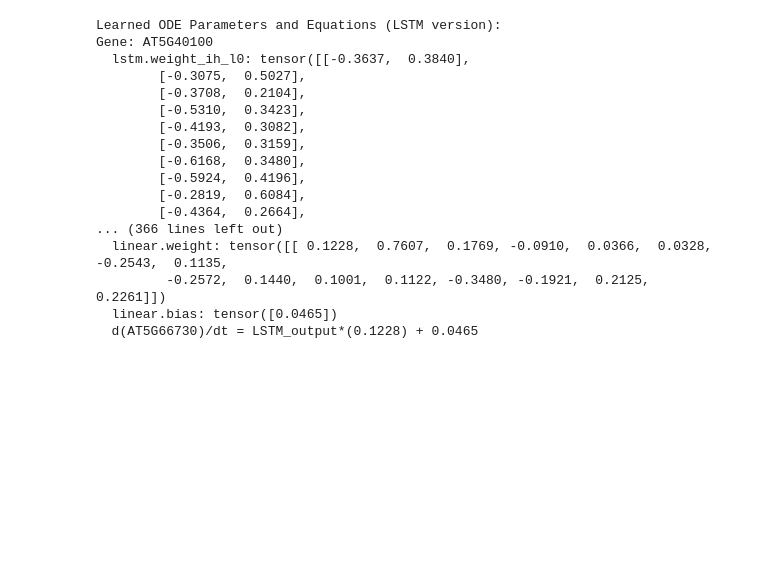
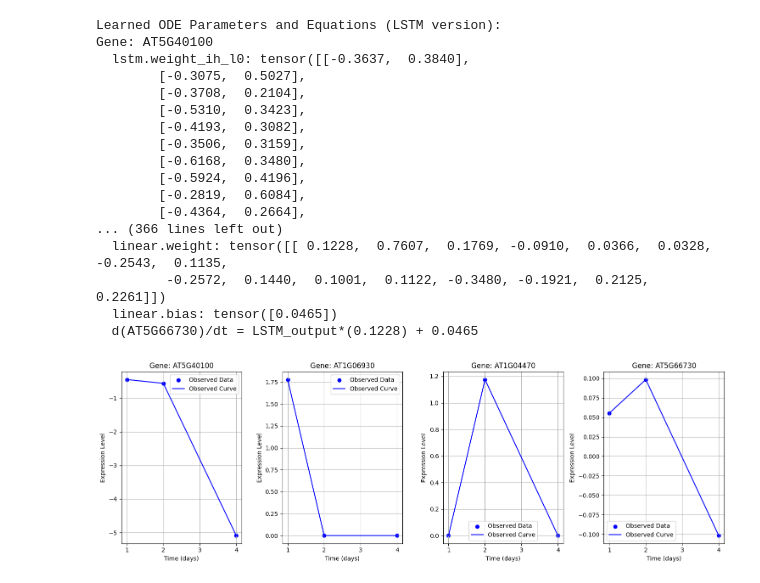
Before and after one commit to prabal5ghosh/research-project-on-physics-informed-machine-learning-on-transcriptomics-data, a Jupyter notebook: neural_ipinn_21_02_2025.ipynb, the cells around one changed output. Saved outputs shown, nothing was run; the diff lists cells and outputs as text; code cells hidden in the pictures; blank space fills up the shorter version.

```diff
--- a/neural_ipinn_21_02_2025.ipynb
+++ b/neural_ipinn_21_02_2025.ipynb
@@ -1529,3 +1531,44 @@ Gene: AT5G40100
          -0.2572,  0.1440,  0.1001,  0.1122, -0.3480, -0.1921,  0.2125,  0.2261]])
   linear.bias: tensor([0.0465])
   d(AT5G66730)/dt = LSTM_output*(0.1228) + 0.0465
+# %%
+
+data = {
+    "Gene": ["AT5G40100", "AT1G06930", "AT1G04470", "AT5G66730"],
+    "Day1":  [-0.44796,    1.77836,     0.0,         0.05537   ],
+    "Day2":  [-0.56015,    0.0,         1.17515,     0.09843   ],
+    "Day4":  [-5.09196,    0.0,         0.0,        -0.10176   ],
+}
+
+df = pd.DataFrame(data)
+# %%
+# Time points (in days)
+time_points = np.array([1.0, 2.0, 4.0], dtype=np.float32)  # day1, day2, day4
+
+# gene_data shape: (num_genes, num_time_points)
+gene_data = df[["Day1", "Day2", "Day4"]].values  # 4 genes x 3 time points
+
+# Convert to PyTorch tensors
+time_points_tensor = torch.tensor(time_points, requires_grad=True)
+gene_data_tensor = torch.tensor(gene_data, dtype=torch.float32)
+# %%
+import matplotlib.pyplot as plt
+import numpy as np
+import pandas as pd
+
+
+fig, axes = plt.subplots(1, len(df['Gene']), figsize=(15, 5))  # 1 row, 4 columns
+
+for i, gene in enumerate(df['Gene']):
+    axes[i].scatter(time_points, gene_data[i], c='b', label="Observed Data")
+    axes[i].plot(time_points, gene_data[i], 'b-', label="Observed Curve")
+    axes[i].set_title(f"Gene: {gene}")
+    axes[i].set_xlabel("Time (days)")
+    axes[i].set_ylabel("Expression Level")
+    axes[i].legend()
+    axes[i].grid(True)
+
+plt.tight_layout()
+plt.show()
+# %% [output]
+[figure, added]
```
Also changed, not shown: parts of 2 cells of this notebook.
